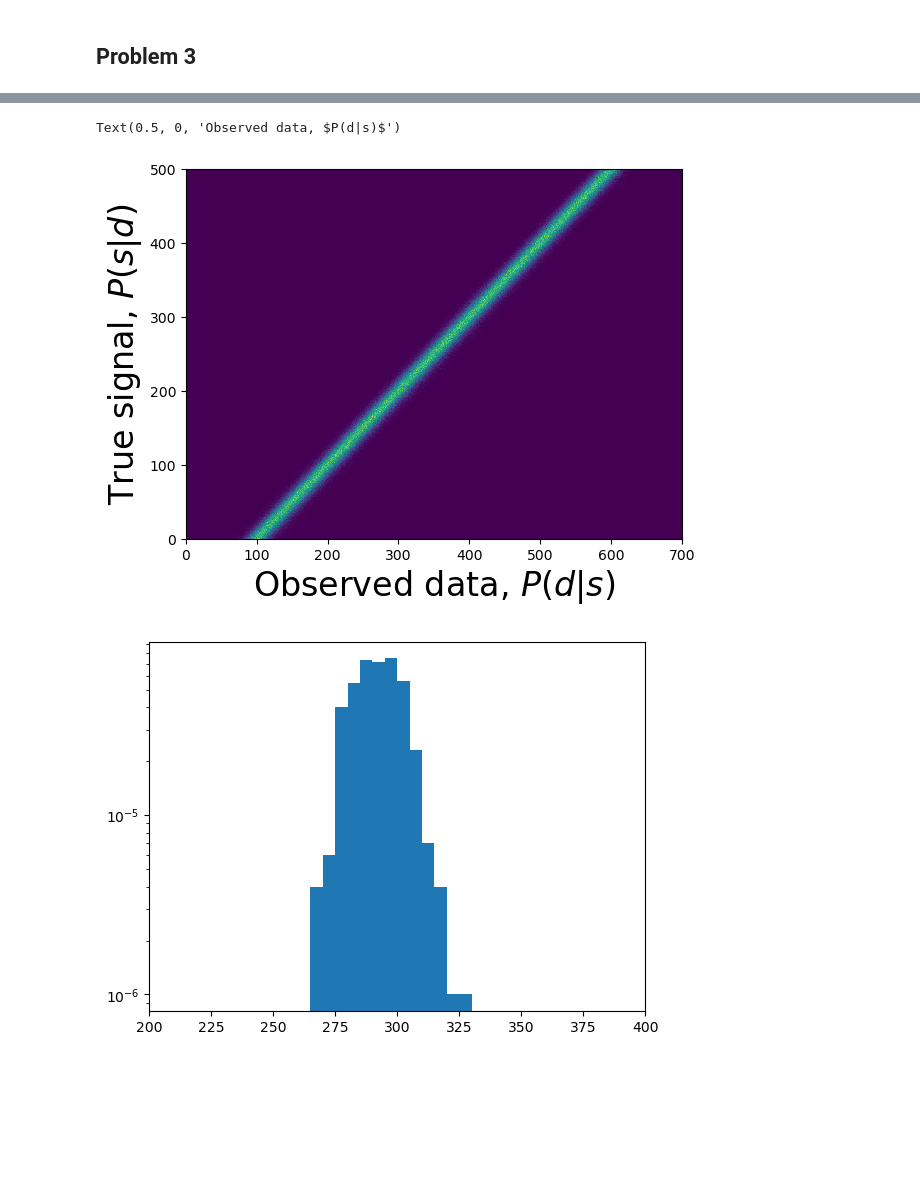
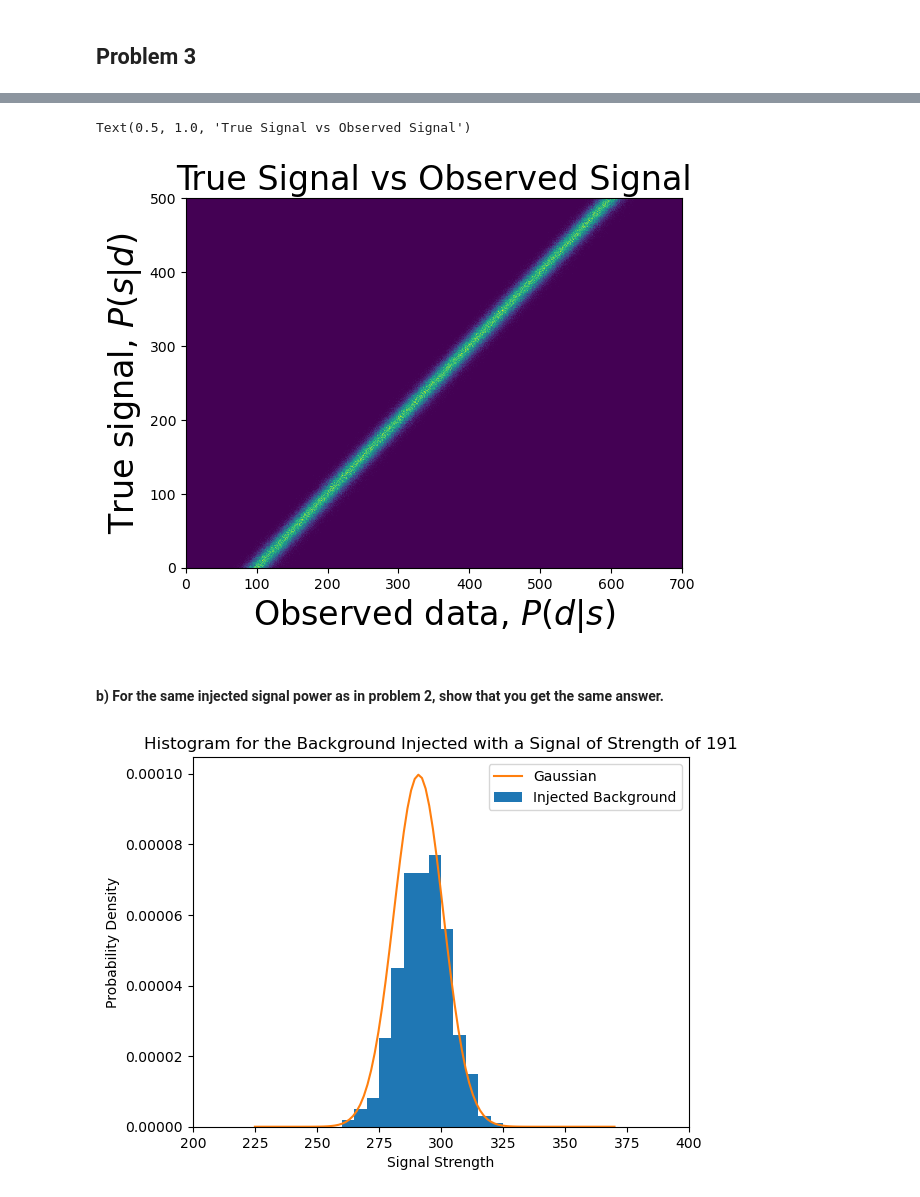
Before and after one commit to GShefali/repository1, a Jupyter notebook: Lab6.ipynb, the cells around one changed output, grey strips where cells are left out. Drawn from its saved outputs; the diff is of its cells as text; code cells hidden in the pictures; blank space fills up the shorter version.

```diff
--- a/Lab6.ipynb
+++ b/Lab6.ipynb
@@ -91,19 +98,22 @@ array([ 87.93962018, 414.37988144, 350.27189147, ...,  56.21662659,
 # %%
 data = bkgrnd + true_signal
 
 signaledges = np.linspace(0,500,501)
 dataedges = np.linspace(0,700,701)
 
 Psd, temp, temp2= np.histogram2d(data,true_signal, bins=[dataedges,signaledges], density=True)
 
 datacenters = (dataedges[:-1] + dataedges[1:]) / 2
 signalcenters = (signaledges[:-1] + signaledges[1:]) / 2
 plt.pcolormesh(datacenters,signalcenters,Psd.T, shading = 'auto')
 plt.ylabel('True signal, $P(s|d)$', fontsize = 24)
 plt.xlabel('Observed data, $P(d|s)$', fontsize = 24)
+plt.title("True Signal vs Observed Signal", fontsize = 24)
 # %% [output]
-Text(0.5, 0, 'Observed data, $P(d|s)$')
+Text(0.5, 1.0, 'True Signal vs Observed Signal')
-[figure, old version]
+[figure, new version]
+# %% [markdown]
+#### b) For the same injected signal power as in problem 2, show that you get the same answer.
 # %%
 true_signal = 191
 true_signal_bin_idx = -1
@@ -115,9 +125,17 @@ for i in range(0, len(signaledges)-1):
 
 true_signal_probs = Psd[::5, true_signal_bin_idx]
 # %%
-dataedges = np.linspace(0,700,141)
+dataedges = np.linspace(0,700, 141)
 plt.xlim(200,400)
-plt.stairs(true_signal_probs, dataedges, fill = True)
-plt.yscale('log')
+plt.stairs(true_signal_probs, dataedges, fill = True, label = "Injected Background")
+
+x = np.linspace(225, 370, 100)
+y = stats.norm.pdf(x, loc = 291, scale=10) * .0025
+plt.plot(x, y, label = "Gaussian")
+plt.xlabel("Signal Strength")
+plt.ylabel("Probability Density")
+plt.title("Histogram for the Background Injected with a Signal of Strength of 191")
+plt.legend()
+plt.show()
 # %% [output]
-[figure, old version]
+[figure, new version]
```
Also changed, not shown: parts of 32 cells of this notebook, 1 other file.
